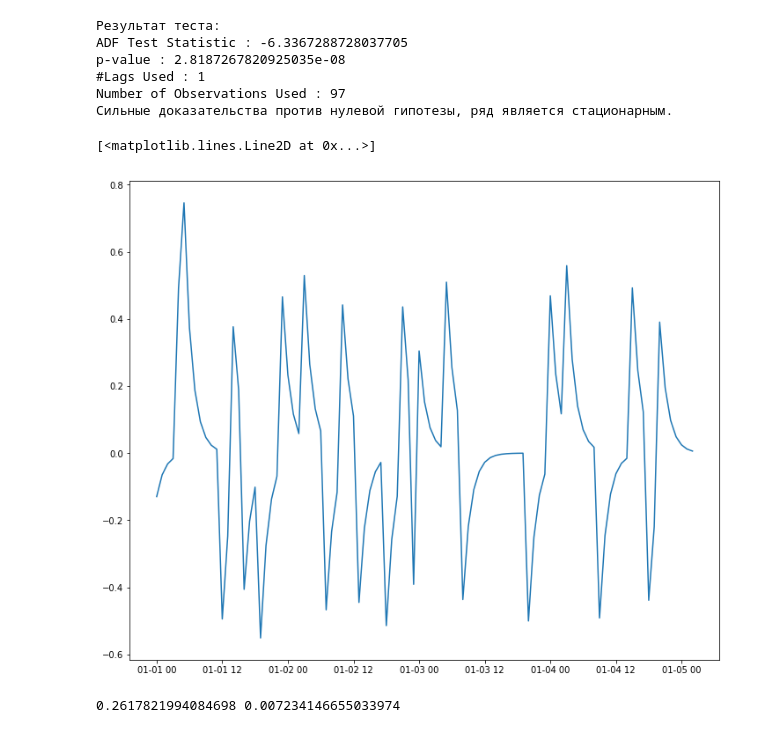
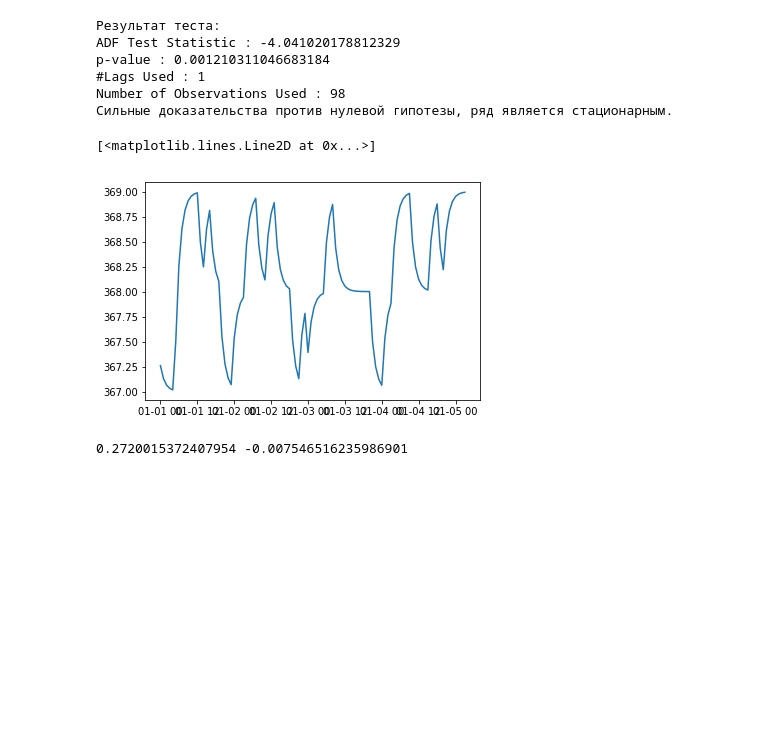
Before and after one commit to A101110/models, a Jupyter notebook: Pred_for_single_value.ipynb, the cells around one changed output. Drawn from its saved outputs; the diff is of its cells as text; code cells hidden in the pictures; blank space fills up the shorter version.

```diff
--- a/Pred_for_single_value.ipynb
+++ b/Pred_for_single_value.ipynb
@@ -87,20 +91,20 @@ Number of Observations Used : 1980
 # %%
 df2 =  pd.DataFrame(columns = ["flow1", "time"])
 df2.time = timer_test
 df2.flow1 = batch_test
-df2 = df2.diff().dropna()
+df2_diff = df2.diff().dropna()
 while((df_test(df2['flow1']) != True) and (i in range (1, 10))):
     df2_diff = df2_diff.diff().dropna()
 df2.index = pd.date_range(start='2024-01-01 00:00:00', periods = len(df2['flow1']), freq='h')
 df2_diff.index = pd.date_range(start='2024-01-01 00:00:00', periods = len(df2_diff['flow1']), freq='h')
 plt.plot(df2['flow1'])
 # %% [output]
 Результат теста:
-ADF Test Statistic : -6.3367288728037705
-p-value : 2.8187267820925035e-08
+ADF Test Statistic : -4.041020178812329
+p-value : 0.001210311046683184
 #Lags Used : 1
-Number of Observations Used : 97
+Number of Observations Used : 98
 Сильные доказательства против нулевой гипотезы, ряд является стационарным.
 [<matplotlib.lines.Line2D at 0x...>]
-[figure, old version]
+[figure, new version]
 # %%
@@ -112,11 +116,11 @@ prog_start = 0
 pred1 = result1.get_prediction(start = prog_start, dynamic = False)
 forecast_values1 = pred1.predicted_mean
 # %%
-difference = np.mean(forecast_values1 - df2['flow1'])
-forecast_mse1 = np.sqrt(((forecast_values1 - df2['flow1']) ** 2).mean())
+difference = np.mean(forecast_values1 - df2_diff['flow1'])
+forecast_mse1 = np.sqrt(((forecast_values1 - df2_diff['flow1']) ** 2).mean())
 print(forecast_mse1, difference)
 # %% [output]
-0.2617821994084698 0.007234146655033974
+0.2720015372407954 -0.007546516235986901
 # %%
 #forecast_mse1 = ((forecast_values1 - batch_test) ** 2).mean()
 plt.plot(df1['flow1'])
```
Also changed, not shown: parts of 9 cells of this notebook.
